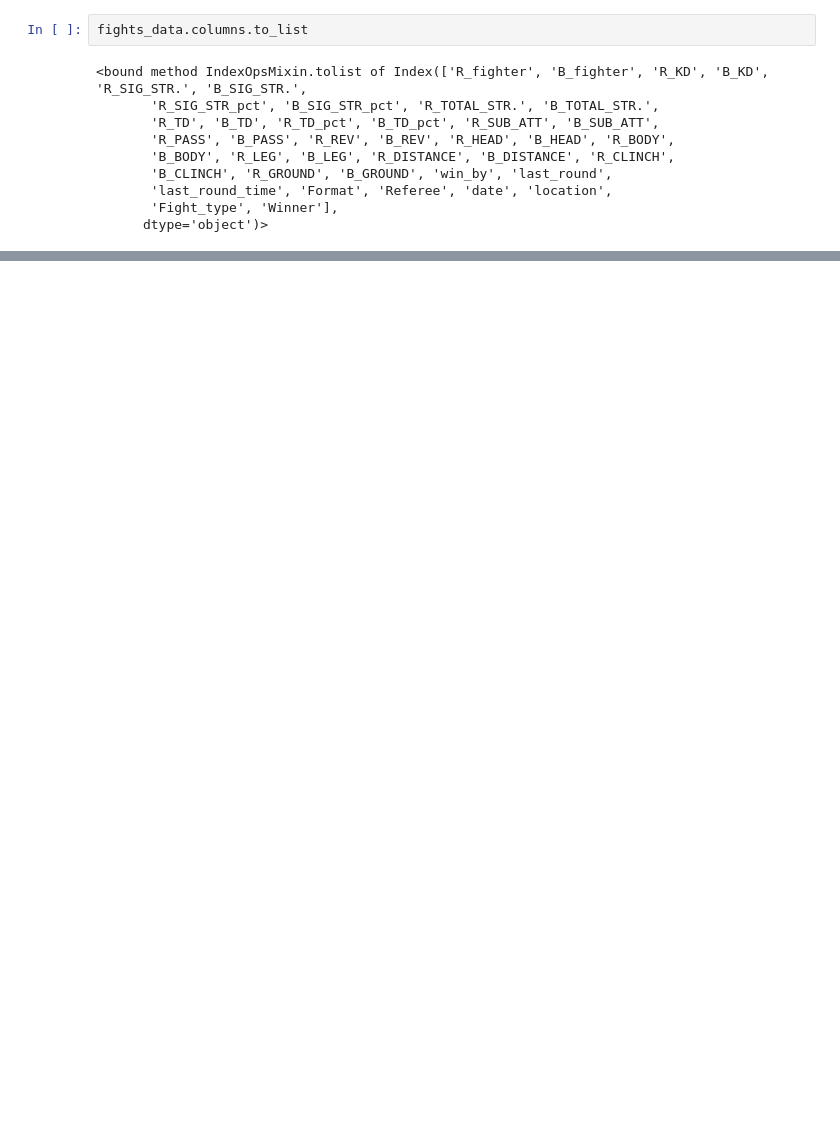
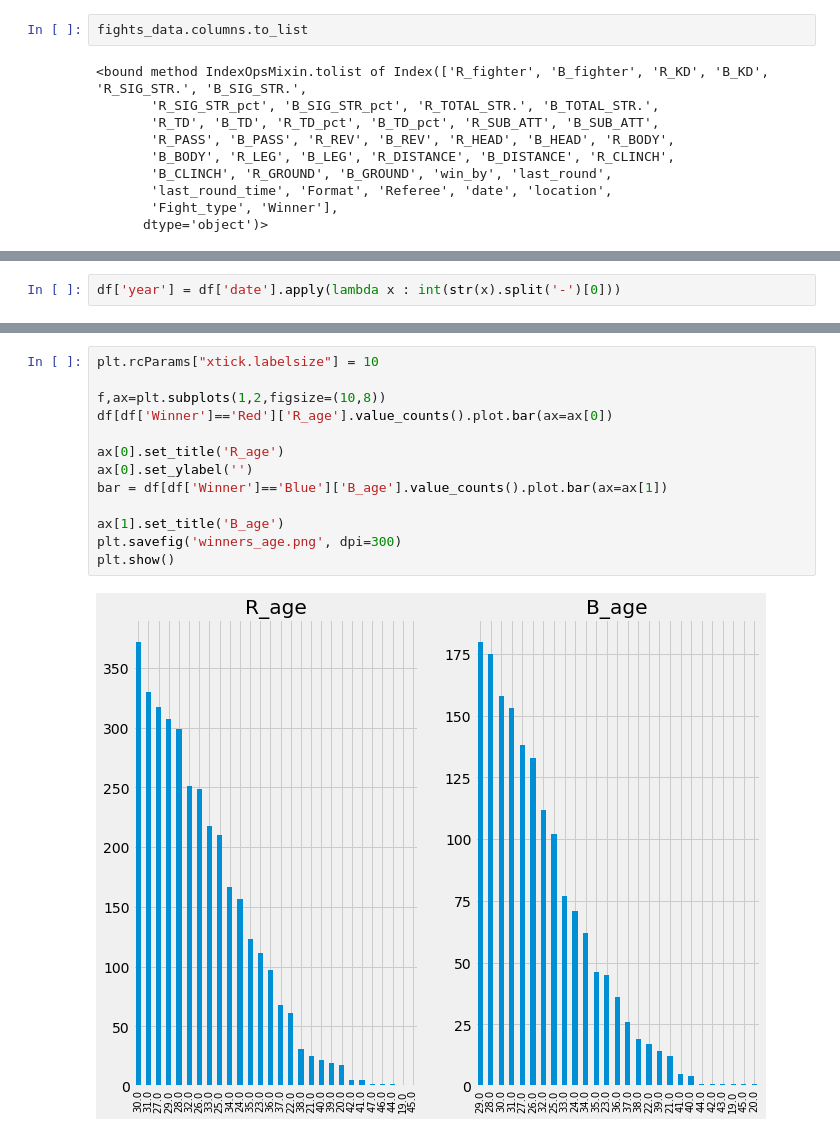
Before and after one commit to AliKhyar/Data-Science-on-UFC-dataset, a Jupyter notebook: main.ipynb, the cells around one changed output, grey strips where cells are left out. Drawn from its saved outputs; the diff is of its cells as text; blank space fills up the shorter version.

```diff
--- a/main.ipynb
+++ b/main.ipynb
@@ -269,0 +431,2 @@ Name: nb_of_rounds, dtype: int64
+# %%
+df['year'] = df['date'].apply(lambda x : int(str(x).split('-')[0]))
@@ -269,0 +454,15 @@ Name: nb_of_rounds, dtype: int64
+# %%
+plt.rcParams["xtick.labelsize"] = 10
+
+f,ax=plt.subplots(1,2,figsize=(10,8))
+df[df['Winner']=='Red']['R_age'].value_counts().plot.bar(ax=ax[0])
+
+ax[0].set_title('R_age')
+ax[0].set_ylabel('')
+bar = df[df['Winner']=='Blue']['B_age'].value_counts().plot.bar(ax=ax[1])
+
+ax[1].set_title('B_age')
+plt.savefig('winners_age.png', dpi=300)
+plt.show()
+# %% [output]
+[figure, added]
```
Also changed, not shown: parts of 50 cells of this notebook.
